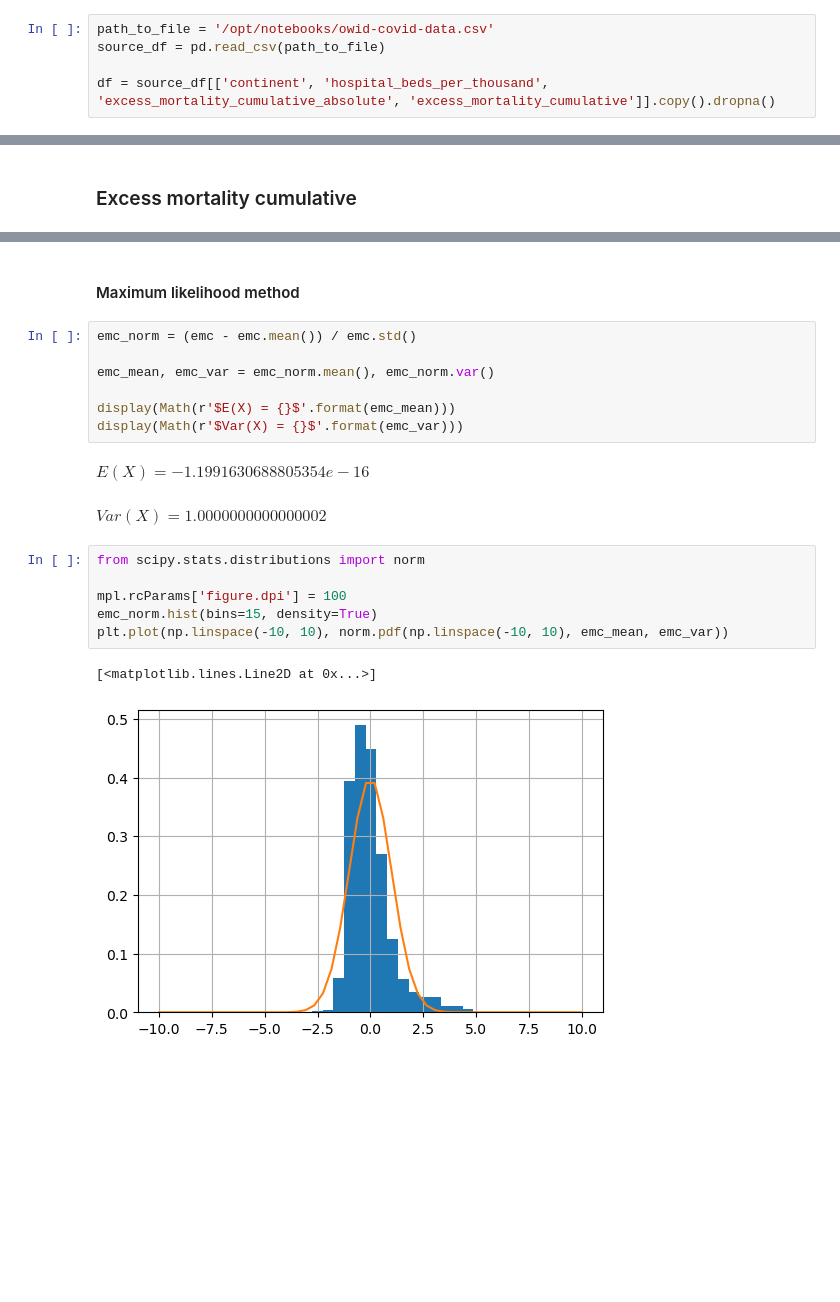
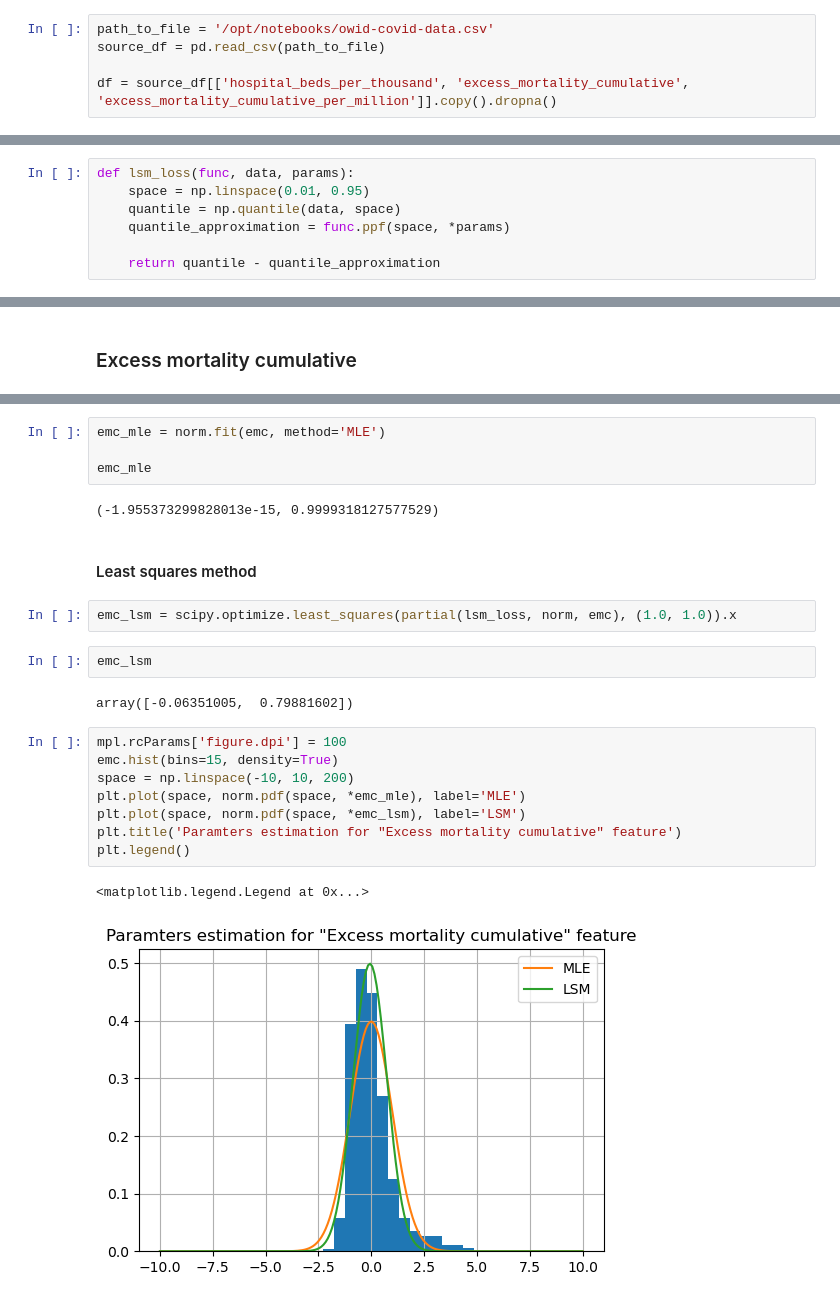
Before and after one commit to D3lph1/methods-and-models-for-multivariate-data-analysis, a Jupyter notebook: 1/notebook.ipynb, the cells around one changed output, grey strips where cells are left out. Cells and saved outputs as stored; diff of their text form; blank space fills up the shorter version.

```diff
--- a/1/notebook.ipynb
+++ b/1/notebook.ipynb
@@ -14,7 +18,7 @@ from IPython.display import display, Math
 path_to_file = '/opt/notebooks/owid-covid-data.csv'
 source_df = pd.read_csv(path_to_file)
 
-df = source_df[['continent', 'hospital_beds_per_thousand', 'excess_mortality_cumulative_absolute', 'excess_mortality_cumulative']].copy().dropna()
+df = source_df[['hospital_beds_per_thousand', 'excess_mortality_cumulative', 'excess_mortality_cumulative_per_million']].copy().dropna()
 # %%
 df.head(5)
 # %% [output]
@@ -139,6 +138,13 @@ $$x \sim \text{Exp}(\lambda) = \lambda e^{-\lambda x}$$
 It seems like a **Normal distribution**.
 # %% [markdown]
 ## Step 5. Estimate parameters of chosen distributions using methods of maximum likelihood and least squares method
+# %%
+def lsm_loss(func, data, params):
+    space = np.linspace(0.01, 0.95)
+    quantile = np.quantile(data, space)
+    quantile_approximation = func.ppf(space, *params)
+
+    return quantile - quantile_approximation
 # %% [markdown]
 ### Hospital beds per thousand
 # %% [markdown]
@@ -202,21 +211,25 @@ plt.plot(np.linspace(0, 1_250_000), exponential_pdf(np.linspace(0, 1_250_000), e
+# %%
+emc_mle = norm.fit(emc, method='MLE')
+
+emc_mle
+# %% [output]
+(-1.955373299828013e-15, 0.9999318127577529)
 # %% [markdown]
-#### Maximum likelihood method
+#### Least squares method
-# %%
-emc_norm = (emc - emc.mean()) / emc.std()
-
-emc_mean, emc_var = emc_norm.mean(), emc_norm.var()
-
-display(Math(r'$E(X) = {}$'.format(emc_mean)))
-display(Math(r'$Var(X) = {}$'.format(emc_var)))
-# %% [output]
-$\displaystyle E(X) = -1.1991630688805354e-16$
-$\displaystyle Var(X) = 1.0000000000000002$
+# %%
+emc_lsm = scipy.optimize.least_squares(partial(lsm_loss, norm, emc), (1.0, 1.0)).x
+# %%
+emc_lsm
+# %% [output]
+array([-0.06351005,  0.79881602])
 # %%
-from scipy.stats.distributions import norm
-
 mpl.rcParams['figure.dpi'] = 100
-emc_norm.hist(bins=15, density=True)
-plt.plot(np.linspace(-10, 10), norm.pdf(np.linspace(-10, 10), emc_mean, emc_var))
+emc.hist(bins=15, density=True)
+space = np.linspace(-10, 10, 200)
+plt.plot(space, norm.pdf(space, *emc_mle), label='MLE')
+plt.plot(space, norm.pdf(space, *emc_lsm), label='LSM')
+plt.title('Paramters estimation for "Excess mortality cumulative" feature')
+plt.legend()
 # %% [output]
-[<matplotlib.lines.Line2D at 0x...>]
+<matplotlib.legend.Legend at 0x...>
-[figure, old version]
+[figure, new version]
```
Also changed, not shown: parts of 70 cells of this notebook.
